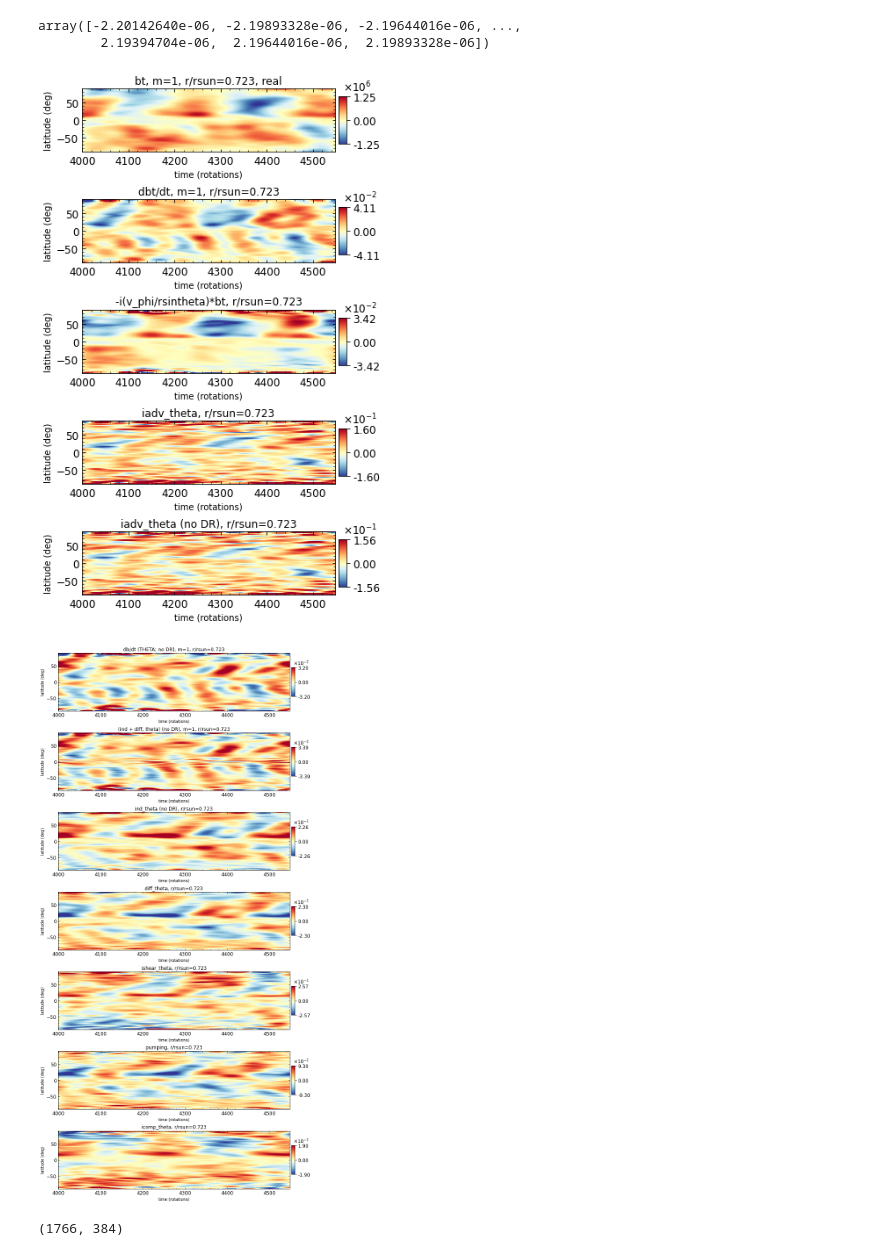
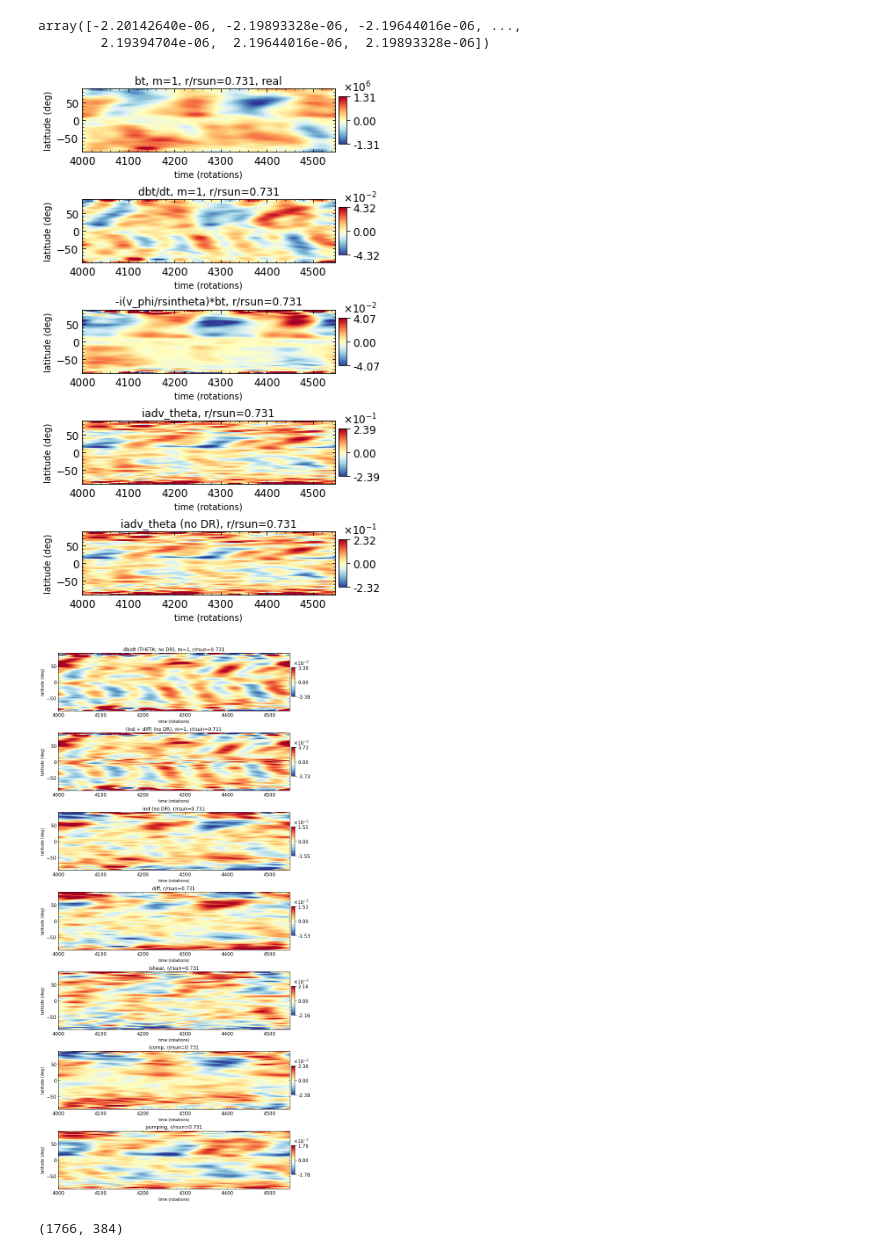
Before and after one commit to illorenzo7/Tacho_Letter_Plots_Part2, a Jupyter notebook: Induction_of_m1_noDR_theta.ipynb, the cells around one changed output. Saved outputs shown, nothing was run; the diff lists cells and outputs as text; code cells hidden in the pictures.

Commit message:
bunch new induction plots

```diff
--- a/Induction_of_m1_noDR_theta.ipynb
+++ b/Induction_of_m1_noDR_theta.ipynb
@@ -70,7 +70,7 @@ ir = 19, r/rsun = 0.548
 ir = 20, r/rsun = 0.518
 ir = 21, r/rsun = 0.502
 # %%
-irval = 10
+irval = 8
 part = 'real'
 mval = 1
 ntimes = 500
@@ -234,7 +234,7 @@ ax.set_title('iadv_theta (no DR), r/rsun=%0.3f' %(radlevs.radius[irval]/rsun))
 field = partfunc(adv_nodr)
 plot_timey(field, times/prot, tt_lat, fig, ax)
 # %% [output]
-[figure, old version]
+[figure, new version]
 # %%
 # now plot induction equation (remove advection by DR)
 
@@ -251,49 +251,50 @@ plot_timey(field, times/prot, tt_lat, fig, ax)
 ax = axs[1, 0]
 ax.set_xlabel('time (rotations)')
 ax.set_ylabel('latitude (deg)')
-ax.set_title('(ind + diff, theta) (no DR), m=1, r/rsun=%0.3f' %(radlevs.radius[irval]/rsun))
+ax.set_title('(ind + diff) (no DR), m=1, r/rsun=%0.3f' %(radlevs.radius[irval]/rsun))
 field = partfunc(ind_nodr + diff)
 plot_timey(field, times/prot, tt_lat, fig, ax)
 
 ax = axs[2, 0]
 ax.set_xlabel('time (rotations)')
 ax.set_ylabel('latitude (deg)')
-ax.set_title('ind_theta (no DR), r/rsun=%0.3f' %(radlevs.radius[irval]/rsun))
+ax.set_title('ind (no DR), r/rsun=%0.3f' %(radlevs.radius[irval]/rsun))
 field = partfunc(ind_nodr)
 plot_timey(field, times/prot, tt_lat, fig, ax)
 
 ax = axs[3, 0]
 ax.set_xlabel('time (rotations)')
 ax.set_ylabel('latitude (deg)')
-ax.set_title('diff_theta, r/rsun=%0.3f' %(radlevs.radius[irval]/rsun))
+ax.set_title('diff, r/rsun=%0.3f' %(radlevs.radius[irval]/rsun))
 field = partfunc(diff)
 plot_timey(field, times/prot, tt_lat, fig, ax)
 
 ax = axs[4, 0]
 ax.set_xlabel('time (rotations)')
 ax.set_ylabel('latitude (deg)')
-ax.set_title('ishear_theta, r/rsun=%0.3f' %(radlevs.radius[irval]/rsun))
+ax.set_title('ishear, r/rsun=%0.3f' %(radlevs.radius[irval]/rsun))
 field = partfunc(shear)
 plot_timey(field, times/prot, tt_lat, fig, ax)
 
 ax = axs[5, 0]
 ax.set_xlabel('time (rotations)')
 ax.set_ylabel('latitude (deg)')
-ax.set_title('pumping, r/rsun=%0.3f' %(radlevs.radius[irval]/rsun))
-field = partfunc(advvert)
+ax.set_title('icomp, r/rsun=%0.3f' %(radlevs.radius[irval]/rsun))
+field = partfunc(comp)
 plot_timey(field, times/prot, tt_lat, fig, ax)
 
 ax = axs[6, 0]
 ax.set_xlabel('time (rotations)')
 ax.set_ylabel('latitude (deg)')
-ax.set_title('icomp_theta, r/rsun=%0.3f' %(radlevs.radius[irval]/rsun))
-field = partfunc(comp)
+ax.set_title('pumping, r/rsun=%0.3f' %(radlevs.radius[irval]/rsun))
+field = partfunc(advvert)
 plot_timey(field, times/prot, tt_lat, fig, ax)
+
 
 savename = 'ialtt_' + part + '_mval%03i_rval%0.3f.png' %(mval, radlevs.radius[irval]/rsun)
 plt.savefig('ialtt_nodr/' + savename, dpi=300)
 # %% [output]
-[figure, old version]
+[figure, new version]
 # %%
 np.shape(b)
 # %% [output]
```
Also changed, not shown: parts of 1 cell of this notebook, 26 other files.
